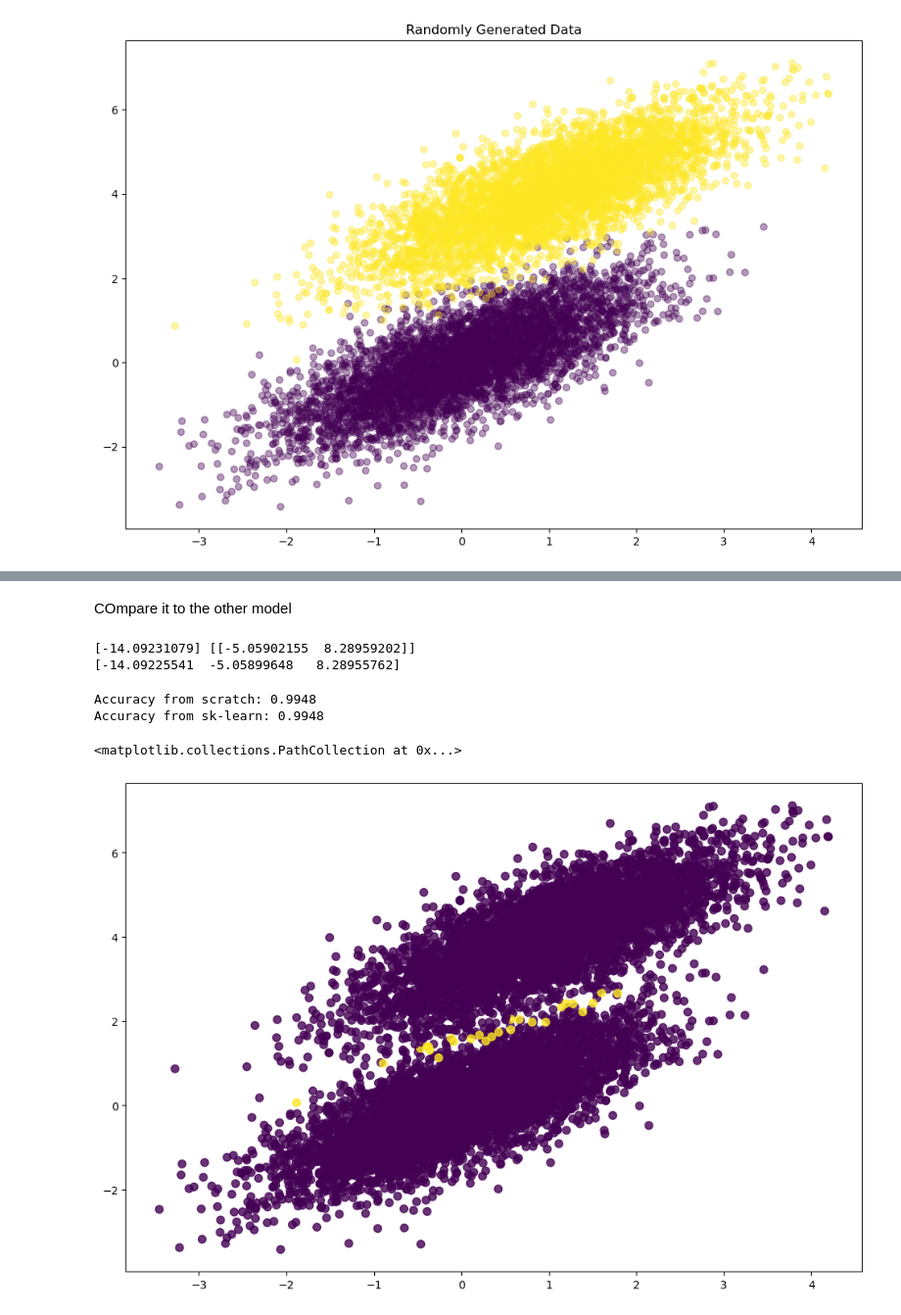
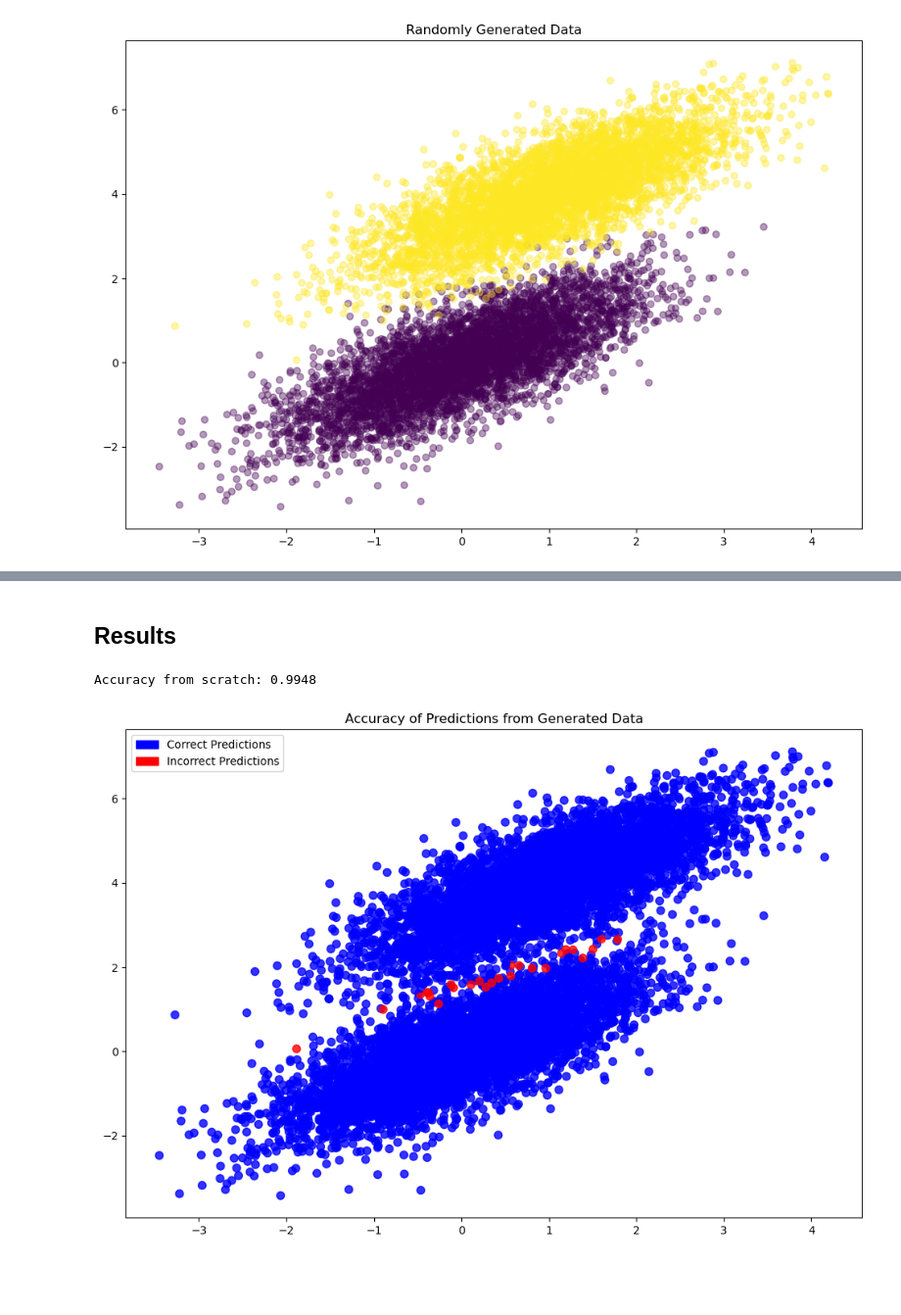
Before and after one commit to crane919/Logistic-Regression, a Jupyter notebook: notebook.ipynb, the cells around one changed output, grey strips where cells are left out. Shown: that part at 98% size. Drawn from its saved outputs; the diff is of its cells as text; code cells hidden in the pictures; blank space fills up the shorter version.

```diff
--- a/notebook.ipynb
+++ b/notebook.ipynb
@@ -138,29 +151,31 @@ weights = logistic_regression(simulated_separableish_features, simulated_labels,
-# %% [markdown]
-COmpare it to the other model
-# %%
-clf = LogisticRegression(fit_intercept=True, C = 1e15)
-clf.fit(simulated_separableish_features, simulated_labels)
-
-print (clf.intercept_, clf.coef_)
-print (weights)
-# %% [output]
-[-14.09231079] [[-5.05902155  8.28959202]]
-[-14.09225541  -5.05899648   8.28955762]
+# %% [markdown]
+## Results
 # %%
+# Adding a column of ones to the simulated features to account for the intercept term
 data_with_intercept = np.hstack((np.ones((simulated_separableish_features.shape[0], 1)),
                                  simulated_separableish_features))
+
+# Calculating the final scores by taking the dot product of the data with intercept and the weights
 final_scores = np.dot(data_with_intercept, weights)
-preds = np.round(sigmoid(final_scores))
 
-print ('Accuracy from scratch: {0}'.format((preds == simulated_labels).sum().astype(float) / len(preds)))
-print ('Accuracy from sk-learn: {0}'.format(clf.score(simulated_separableish_features, simulated_labels)))
+# Applying the sigmoid function to the final scores and rounding the result to obtain predictions
+prediction = np.round(sigmoid(final_scores))
+
+print ('Accuracy from scratch: {0}'.format((prediction == simulated_labels).sum().astype(float) / len(prediction)))
 # %% [output]
 Accuracy from scratch: 0.9948
-Accuracy from sk-learn: 0.9948
-# %%
-plt.figure(figsize = (12, 8))
-plt.scatter(simulated_separableish_features[:, 0], simulated_separableish_features[:, 1],
-            c = preds == simulated_labels - 1, alpha = .8, s = 50)
-# %% [output]
-<matplotlib.collections.PathCollection at 0x...>
-[figure, removed]
+# %%
+plt.figure(figsize=(12, 8))
+
+# Scatter plot with blue dots for correct predictions and red dots for incorrect predictions
+plt.scatter(simulated_separableish_features[:, 0], simulated_separableish_features[:, 1],
+            c=np.where(prediction == simulated_labels - 1, 'red', 'blue'), alpha=.8, s=50)
+
+plt.title("Accuracy of Predictions from Generated Data")
+# Create a legend
+blue_patch = mpatches.Patch(color='blue', label='Correct Predictions')
+red_patch = mpatches.Patch(color='red', label='Incorrect Predictions')
+plt.legend(handles=[blue_patch, red_patch])
+plt.show()
+# %% [output]
+[figure, added]
```
Also changed, not shown: parts of 11 cells of this notebook.
